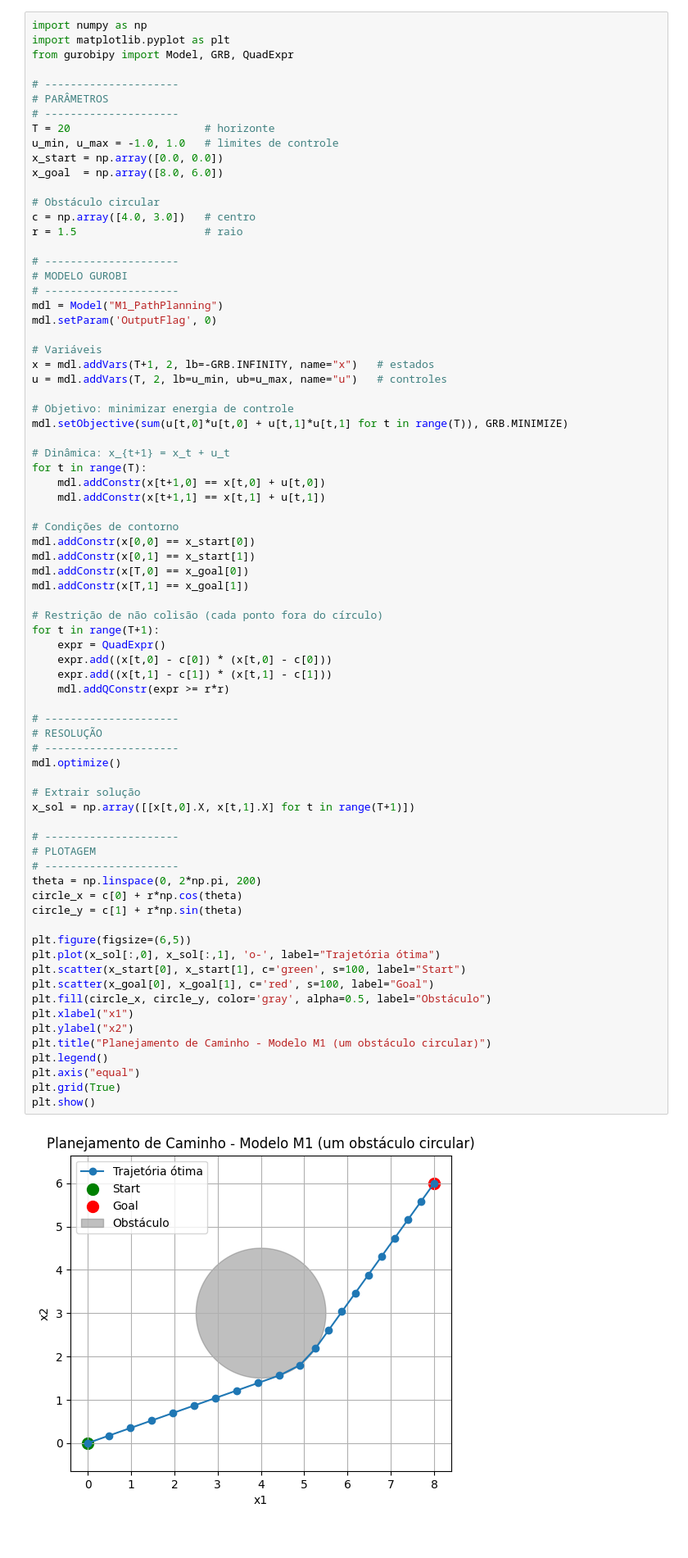
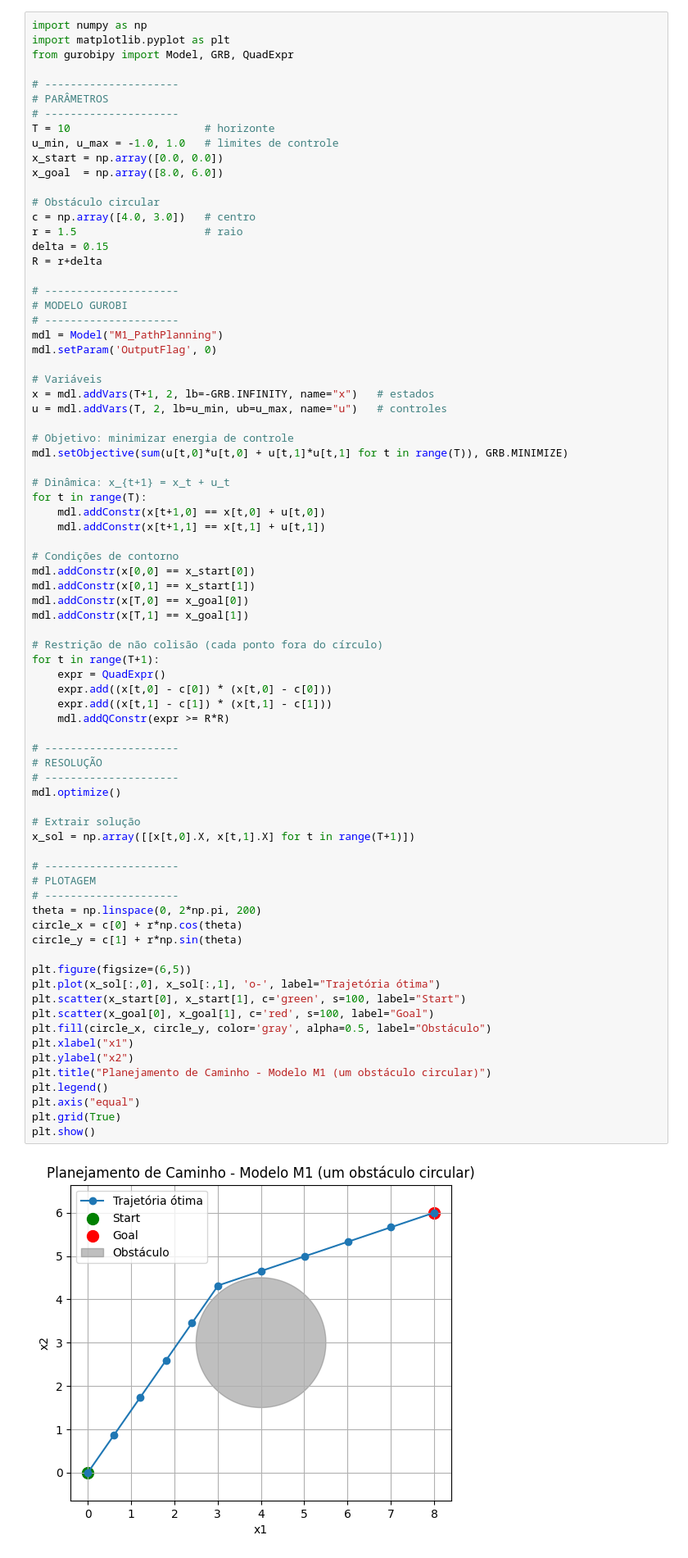
Before and after one commit to JunioCesarFerreira/AutonomousSystems_Optimization_and_DecisionMaking, a Jupyter notebook: 02-otimization/7.planning.ipynb, the cells around one changed output. Shown: that part at 82% size. Saved outputs shown, nothing was run; the diff lists cells and outputs as text.

```diff
--- a/02-otimization/7.planning.ipynb
+++ b/02-otimization/7.planning.ipynb
@@ -118,7 +188,7 @@ from gurobipy import Model, GRB, QuadExpr
 # ---------------------
 # PARÂMETROS
 # ---------------------
-T = 20                     # horizonte
+T = 10                     # horizonte
 u_min, u_max = -1.0, 1.0   # limites de controle
 x_start = np.array([0.0, 0.0])
 x_goal  = np.array([8.0, 6.0])
@@ -126,6 +196,8 @@ x_goal  = np.array([8.0, 6.0])
 # Obstáculo circular
 c = np.array([4.0, 3.0])   # centro
 r = 1.5                    # raio
+delta = 0.15
+R = r+delta
 
 # ---------------------
 # MODELO GUROBI
@@ -156,35 +228,35 @@ for t in range(T+1):
     expr = QuadExpr()
     expr.add((x[t,0] - c[0]) * (x[t,0] - c[0]))
     expr.add((x[t,1] - c[1]) * (x[t,1] - c[1]))
-    mdl.addQConstr(expr >= r*r)
+    mdl.addQConstr(expr >= R*R)
 
 # ---------------------
 # RESOLUÇÃO
 # ---------------------
 mdl.optimize()
 
 # Extrair solução
 x_sol = np.array([[x[t,0].X, x[t,1].X] for t in range(T+1)])
 
 # ---------------------
 # PLOTAGEM
 # ---------------------
 theta = np.linspace(0, 2*np.pi, 200)
 circle_x = c[0] + r*np.cos(theta)
 circle_y = c[1] + r*np.sin(theta)
 
 plt.figure(figsize=(6,5))
 plt.plot(x_sol[:,0], x_sol[:,1], 'o-', label="Trajetória ótima")
 plt.scatter(x_start[0], x_start[1], c='green', s=100, label="Start")
 plt.scatter(x_goal[0], x_goal[1], c='red', s=100, label="Goal")
 plt.fill(circle_x, circle_y, color='gray', alpha=0.5, label="Obstáculo")
 plt.xlabel("x1")
 plt.ylabel("x2")
 plt.title("Planejamento de Caminho - Modelo M1 (um obstáculo circular)")
 plt.legend()
 plt.axis("equal")
 plt.grid(True)
 plt.show()
 # %% [output]
-[figure, old version]
+[figure, new version]
 # %% [markdown]
```
Also changed, not shown: parts of 5 cells of this notebook.
